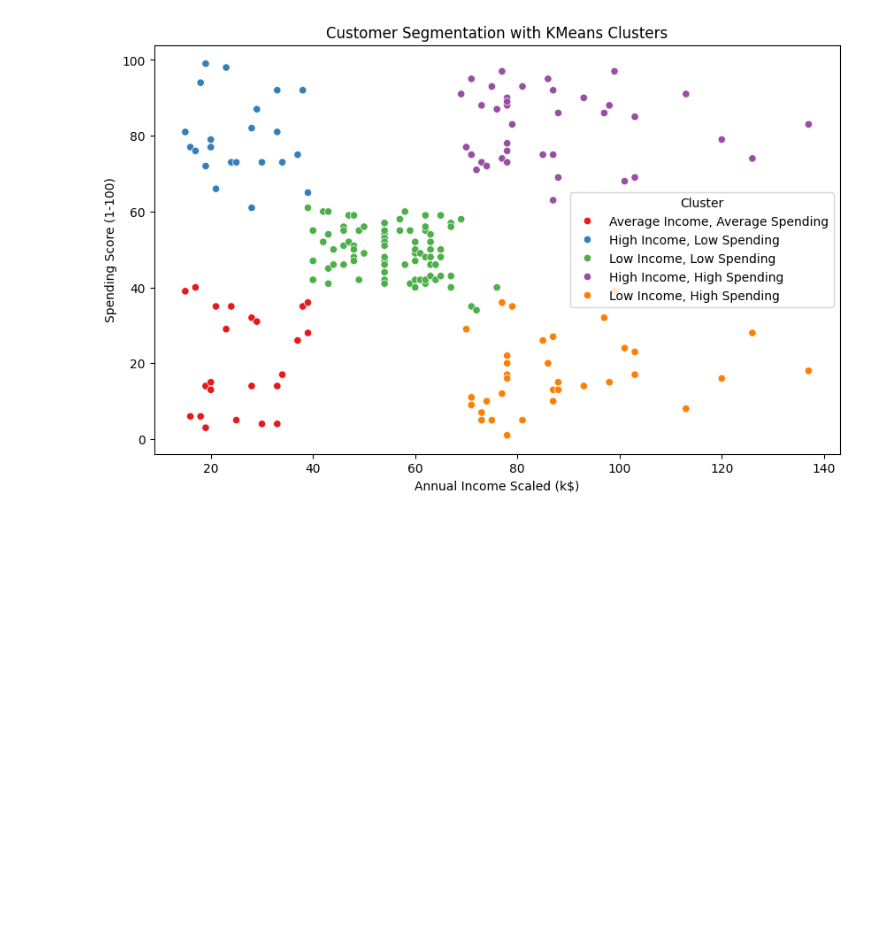
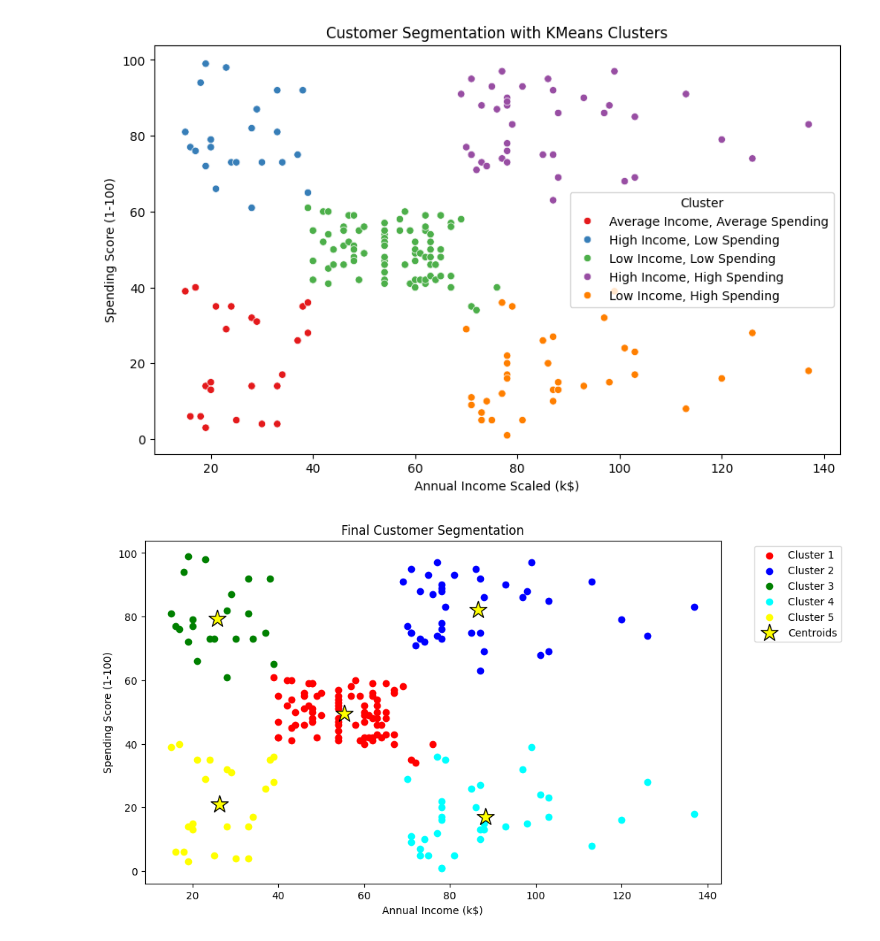
Before and after one commit to RoshanGurung-Eng/Data-Science, a Jupyter notebook: 13_Unsupervised_Learning/main.ipynb, the cells around one changed output. Drawn from its saved outputs; the diff is of its cells as text; code cells hidden in the pictures; blank space fills up the shorter version.

Commit message:
final custome segmentation

```diff
--- a/13_Unsupervised_Learning/main.ipynb
+++ b/13_Unsupervised_Learning/main.ipynb
@@ -89,3 +89,42 @@ Cluster Centers: [[-0.20091257 -0.02645617]
  [ 1.05500302 -1.28443907]
  [-1.30751869 -1.13696536]]
 [figure]
+# %%
+"""kmeans.cluster_centers_
+plt.figure(figsize = (10,6))
+colors = ['red','blue', 'green', 'cyan', 'yellow']
+for i in range(5):
+    plt.scatter(X[df['Cluster']==i,0], X[df['Cluster']==i,1], c =colors[i], label='Cluster'+str(i+1))
+    plt.legend()
+
+centroids = scaler.inverse_transform(kmeans.cluster_centers_)
+plt.scatter(centroids[:,0], centroids[:,1], s= 300, c ='yellow', marker = "*", label ='Centroids', edgecolors='black')
+
+plt.title("final")
+plt.xlabel("Annual income(k$)")
+plt.ylabel('Spending score (1-100)')
+plt.legend()
+plt.show()"""
+plt.figure(figsize = (10,6))
+
+# Assign colors for the clusters
+colors = ['red','blue', 'green', 'cyan', 'yellow']
+
+# Use model.labels_ which still contains the integer cluster assignments
+for i in range(5):
+    plt.scatter(X[model.labels_ == i, 0], X[model.labels_ == i, 1], c=colors[i], label='Cluster '+str(i+1))
+
+# Unscale the cluster centers back to their original values
+centroids = scaler.inverse_transform(model.cluster_centers_)
+
+# Plot the centroids
+plt.scatter(centroids[:, 0], centroids[:, 1], s=300, c='yellow', marker="*", label='Centroids', edgecolors='black')
+
+plt.title("Final Customer Segmentation")
+plt.xlabel("Annual Income (k$)")
+plt.ylabel("Spending Score (1-100)")
+# Call legend once at the end (removed out of the loop)
+plt.legend(bbox_to_anchor=(1.05, 1), loc='upper left')
+plt.show()
+# %% [output]
+[figure, added]
```
